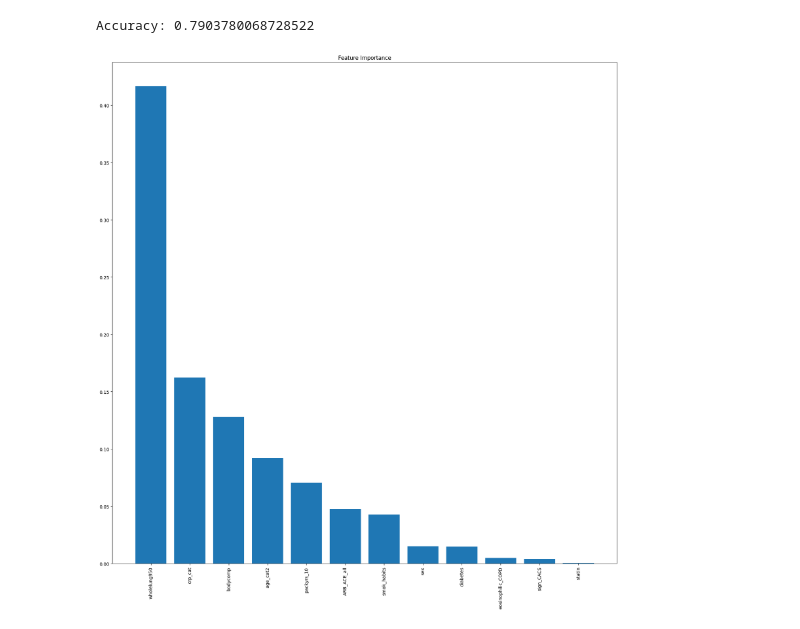
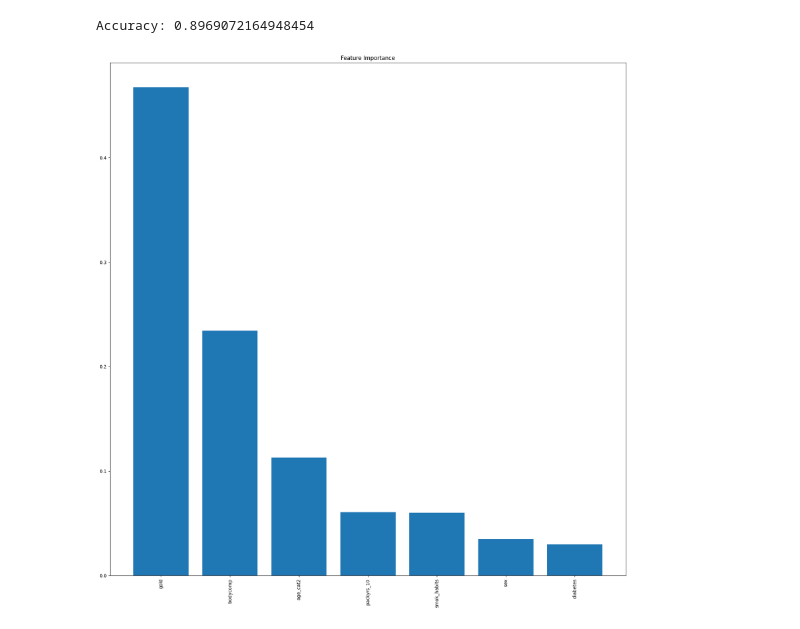
Before and after one commit to danielw-mt/copd_risk_score, a Jupyter notebook: bergen/bergen.ipynb, the cells around one changed output. Saved outputs shown, nothing was run; the diff lists cells and outputs as text; code cells hidden in the pictures.

Commit message:
Adapted bergen for a quick check

```diff
--- a/bergen/bergen.ipynb
+++ b/bergen/bergen.ipynb
@@ -113,37 +213,42 @@ from sklearn.ensemble import RandomForestClassifier
 from sklearn import metrics
 
 # drop correlated variables
-bergen = bergen.drop(columns=['gold', 'COPD_control', 'resp_failure'])
+# bergen = bergen.drop(columns=['gold', 'COPD_control', 'resp_failure'])
+
+# try only using variables available in harvard: sex,age_cat2, bodycomp, smok_habits, packyrs_10, diabetes,  gold, copd_exacerb_cat
+bergen = bergen[['sex','age_cat2', 'bodycomp', 'smok_habits', 'packyrs_10', 'diabetes', 'gold', 'copd_exacerb_cat']]
+
+# only take patients with COPD_control = 1
 
 X = bergen.drop(columns=['copd_exacerb_cat'])
 y = bergen['copd_exacerb_cat']
 
 X_train, X_test, y_train, y_test = train_test_split(X, y, test_size=0.2, random_state=42)
 
 # clf = LazyClassifier(verbose=0, ignore_warnings=True, custom_metric=None)
 # models, predictions = clf.fit(X_train, X_test, y_train, y_test)
 # models
 
 clf = RandomForestClassifier(n_estimators=100, max_depth=2, random_state=0)
 clf.fit(X_train, y_train)
 y_pred = clf.predict(X_test)
 print("Accuracy:", metrics.accuracy_score(y_test, y_pred))
 
 # get variable importances
 importances = clf.feature_importances_
 # sort in descending order
 indices = np.argsort(importances)[::-1]
 # rearrange feature names so they match the sorted feature importances
 names = [bergen.columns[i] for i in indices]
 # create plot
 fig = plt.figure(figsize=(20,20))
 plt.title("Feature Importance")
 # add bars
 plt.bar(range(X.shape[1]), importances[indices])
 # add feature names as x-axis labels
 plt.xticks(range(X.shape[1]), names, rotation=90)
 # show plot
 plt.show()
 # %% [output]
-Accuracy: 0.7903780068728522
+Accuracy: 0.8969072164948454
-[figure, old version]
+[figure, new version]
```
Also changed, not shown: parts of 4 cells of this notebook, 1 other file.
